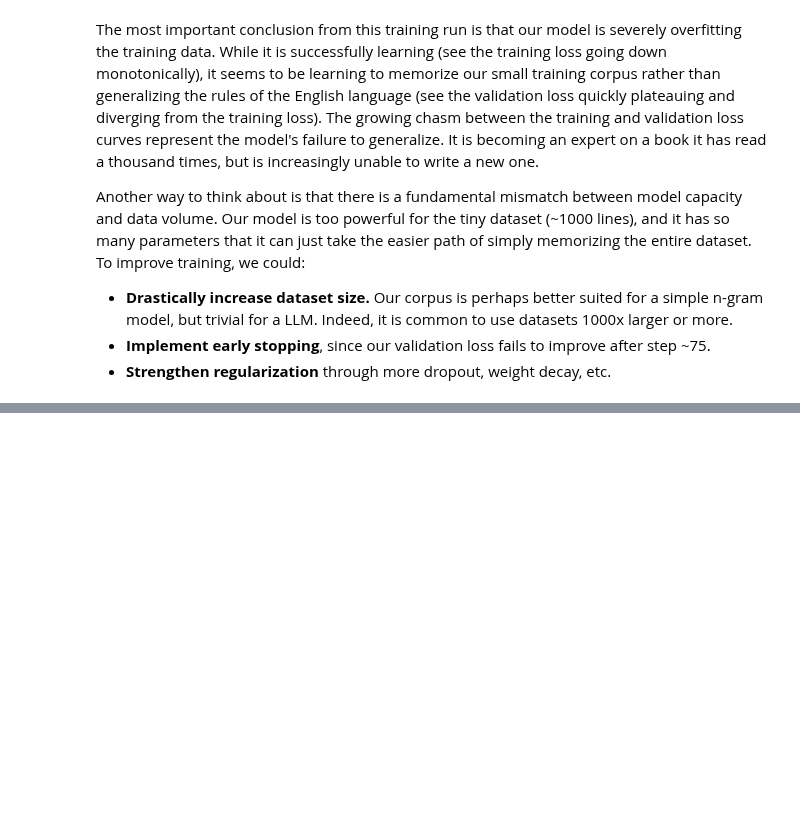
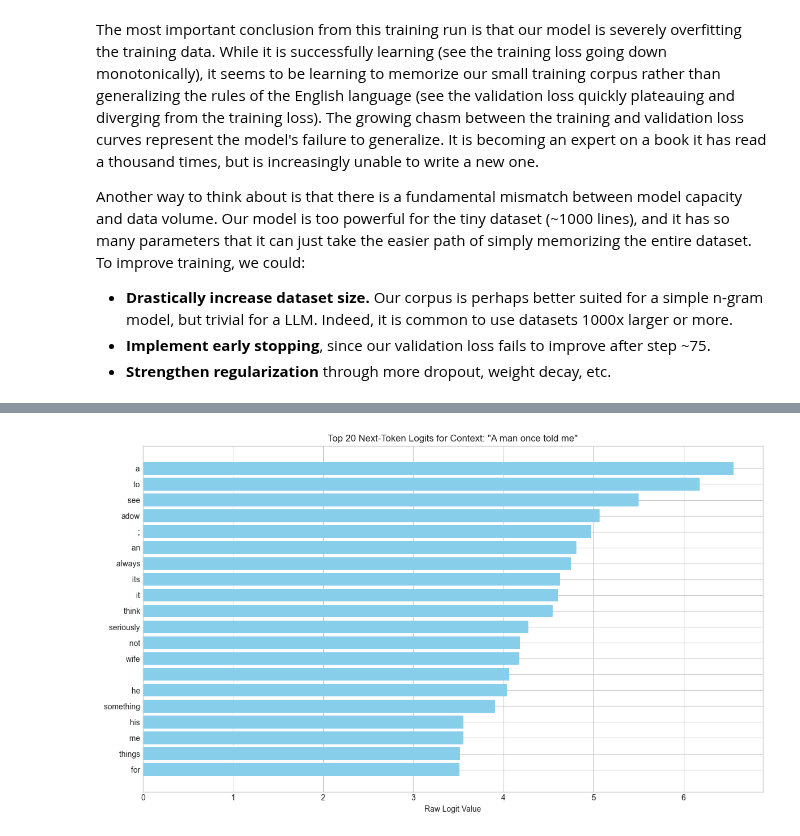
Before and after one commit to roodriigoooo/llm_deepdive, a Jupyter notebook: LLM/stage2/notebooks/pretraining.ipynb, the cells around one changed output, grey strips where cells are left out. Saved outputs shown, nothing was run; the diff lists cells and outputs as text; code cells hidden in the pictures; blank space fills up the shorter version.

```diff
--- a/LLM/stage2/notebooks/pretraining.ipynb
+++ b/LLM/stage2/notebooks/pretraining.ipynb
@@ -61,6 +61,8 @@ def token_ids_to_text(token_ids, tokenizer):
     y1 = y.squeeze(2)               shape: [1,5]
     y2 = y.squeeze()               shape: [5] (all dims 1 are removed)
     """
+    if not isinstance(token_ids, torch.Tensor):
+        raise TypeError("token_ids must be a torch.Tensor")
     flat = token_ids.squeeze(0)
     #squeeze(0) just undoes the batch dimension we previously added,
     # giving back the raw token sequence.
@@ -667,3 +666,6 @@ Another way to think about is that there is a fundamental mismatch between model
 - **Drastically increase dataset size.** Our corpus is perhaps better suited for a simple n-gram model, but trivial for a LLM. Indeed, it is common to use datasets 1000x larger or more.
 - **Implement early stopping**, since our validation loss fails to improve after step ~75.
 - **Strengthen regularization** through more dropout, weight decay, etc.
+# %%
+model.load_state_dict(torch.load('model.pth'))
+model.eval()
@@ -669,0 +708,36 @@ Another way to think about is that there is a fundamental mismatch between model
+# %%
+def get_next_token_logits(model, tokenizer, context, device):
+    """
+    Get the logits for the next token prediction.
+    """
+    model.eval()
+    with torch.no_grad():
+        inputs = text_to_token_ids(context, tokenizer, allowed_special=None).to(device)
+        outputs = model(inputs)
+        next_token_logits = outputs[0, -1, :]
+    return next_token_logits
+        # return_tensors = 'pt' wil return torch.Tensors objects instead of py lists.
+
+logits = get_next_token_logits(model, tokenizer, 'A man once told me', device)
+top_logits, top_indices = torch.topk(logits, 20)
+# get the top 20 logits and their corresponding tokens
+top_tokens = []
+for idx in top_indices:
+    #have to use single tokens here for the helper functions to work.
+    #it is easier not to reuse them here perhaps...
+    single_token_tensor = torch.tensor([[idx.item()]])
+    decoded_token = token_ids_to_text(single_token_tensor, tokenizer)
+    top_tokens.append(decoded_token)
+
+plt.style.use('seaborn-v0_8-whitegrid')
+fig, ax = plt.subplots(figsize=(12, 7))
+y_pos = np.arange(len(top_tokens))
+ax.barh(y_pos, top_logits.cpu().numpy(), align='center', color='skyblue')
+ax.set_yticks(y_pos, labels=top_tokens)
+ax.invert_yaxis()
+ax.set_xlabel('Raw Logit Value')
+ax.set_title(f'Top 20 Next-Token Logits for Context: "A man once told me"')
+plt.tight_layout()
+plt.show()
+# %% [output]
+[figure, added]
```
Also changed, not shown: parts of 6 cells of this notebook.
